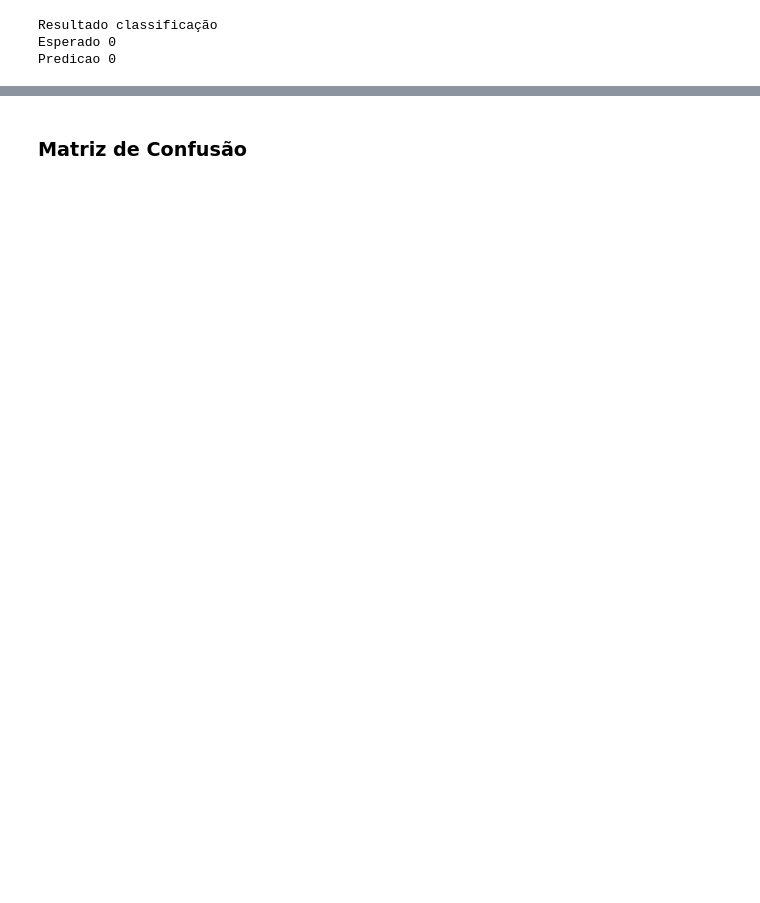
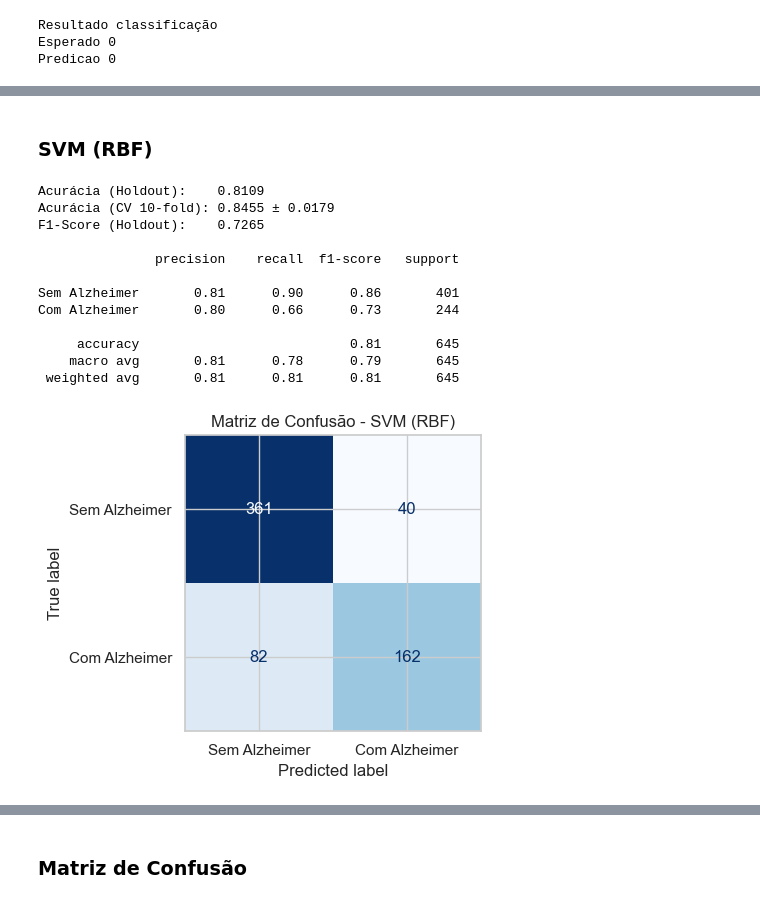
Before and after one commit to fleiviobr/ProjetoCIDA, a Jupyter notebook: ProjetoFinal.ipynb, the cells around one changed output, grey strips where cells are left out. Saved outputs shown, nothing was run; the diff lists cells and outputs as text; code cells hidden in the pictures; blank space fills up the shorter version.

```diff
--- a/ProjetoFinal.ipynb
+++ b/ProjetoFinal.ipynb
@@ -538,0 +612,34 @@ Predicao 0
+# %% [markdown]
+<h3>SVM (RBF)</h3>
+# %%
+nome = 'SVM (RBF)'
+modelo = modelos_full[nome]
+modelo.fit(X_train_f, y_train_f)
+y_pred = modelo.predict(X_test_f)
+scores = cross_val_score(modelo, X_full_scaled, y_full, cv=cv, scoring='accuracy')
+
+print(f"Acurácia (Holdout):    {accuracy_score(y_test_f, y_pred):.4f}")
+print(f"Acurácia (CV 10-fold): {scores.mean():.4f} ± {scores.std():.4f}")
+print(f"F1-Score (Holdout):    {f1_score(y_test_f, y_pred):.4f}\n")
+print(classification_report(y_test_f, y_pred, target_names=['Sem Alzheimer', 'Com Alzheimer']))
+
+fig, ax = plt.subplots(figsize=(5, 4))
+ConfusionMatrixDisplay(confusion_matrix(y_test_f, y_pred),
+                       display_labels=['Sem Alzheimer', 'Com Alzheimer']).plot(cmap='Blues', colorbar=False, ax=ax)
+ax.set_title(f'Matriz de Confusão - {nome}', fontsize=12)
+plt.tight_layout()
+plt.show()
+# %% [output]
+Acurácia (Holdout):    0.8109
+Acurácia (CV 10-fold): 0.8455 ± 0.0179
+F1-Score (Holdout):    0.7265
+
+               precision    recall  f1-score   support
+
+Sem Alzheimer       0.81      0.90      0.86       401
+Com Alzheimer       0.80      0.66      0.73       244
+
+     accuracy                           0.81       645
+    macro avg       0.81      0.78      0.79       645
+ weighted avg       0.81      0.81      0.81       645
+[figure, added]
```
Also changed, not shown: parts of 106 cells of this notebook, 1 other file.
